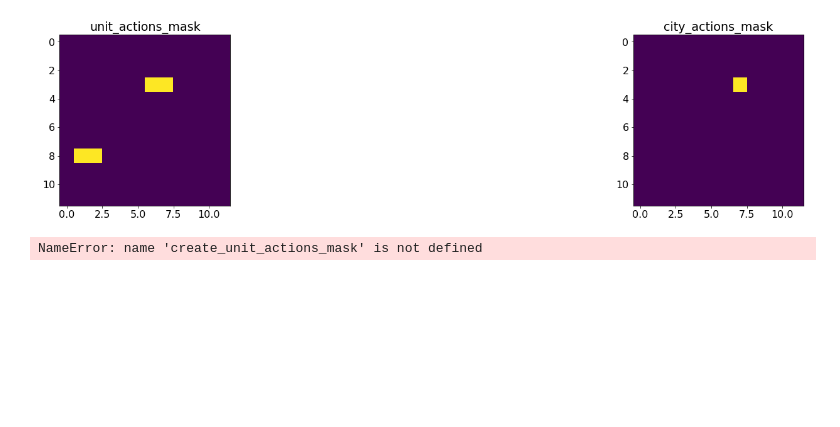
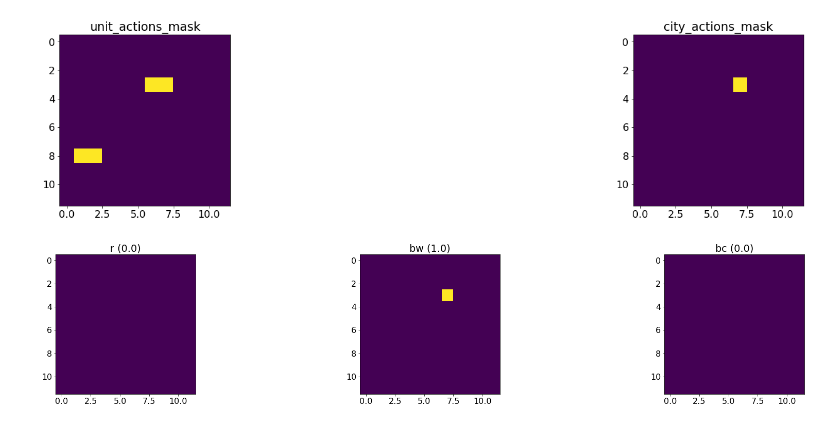
Before and after one commit to ironbar/luxai, a Jupyter notebook: notebooks/005_game_features_for_imitation_learning.ipynb, the cells around one changed output. Cells and saved outputs as stored; diff of their text form; code cells hidden in the pictures; blank space fills up the shorter version.

Commit message:
created city actions

```diff
--- a/notebooks/005_game_features_for_imitation_learning.ipynb
+++ b/notebooks/005_game_features_for_imitation_learning.ipynb
@@ -116,11 +114,15 @@ To create the mask I need to know the location of the active units or cities, th
 
 To create the output for the units I need to know the location of all the units (because I might transfer resources from an active unit to a non active unit).
 # %%
-observation = match['steps'][25][0]['observation']
+step = 25
+observation = match['steps'][step][0]['observation']
+actions = match['steps'][step+1][0]['action']
+
 ret = make_input(observation)
 active_units_to_position, active_cities_to_position, units_to_position = ret[2:]
 unit_actions_mask = create_actions_mask(active_units_to_position, observation)
 city_actions_mask = create_actions_mask(active_cities_to_position, observation)
+city_actions = create_output_features(actions, units_to_position, observation)
 # %%
 plt.subplot(121)
 plt.title('unit_actions_mask')
@@ -130,7 +132,3 @@ plt.title('city_actions_mask')
 plt.imshow(np.transpose(city_actions_mask[:, :, 0]));
 # %% [output]
 [figure]
-# %%
-create_unit_actions_mask(active_units_to_position, observation)
-# %% [output]
-NameError: name 'create_unit_actions_mask' is not defined
@@ -142,0 +135,10 @@ units_to_position
+# %%
+n_cols = 3
+for name, idx in CITY_ACTIONS_MAP.items():
+    if idx % n_cols == 0:
+        plt.show()
+    plt.subplot(1, n_cols, idx % n_cols + 1)
+    plt.imshow(np.transpose(city_actions[idx]))
+    plt.title('%s (%.1f)' % (name, np.max(city_actions[idx])))
+# %% [output]
+[figure, added]
```
Also changed, not shown: parts of 4 cells of this notebook, 1 other file.
